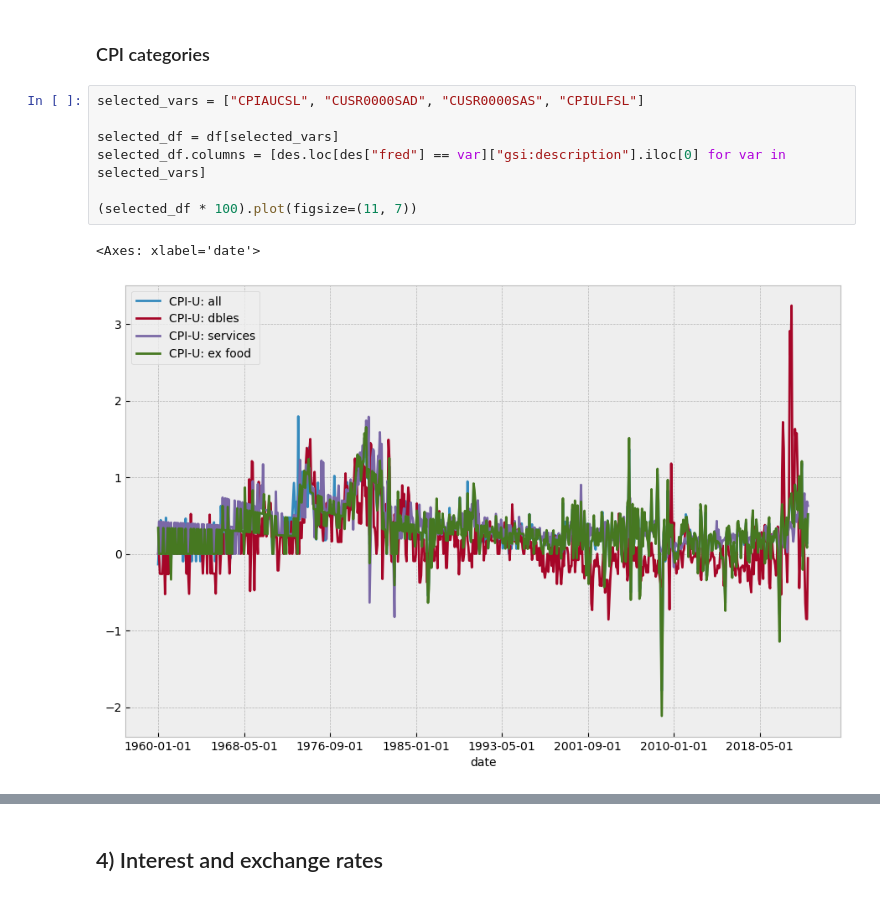
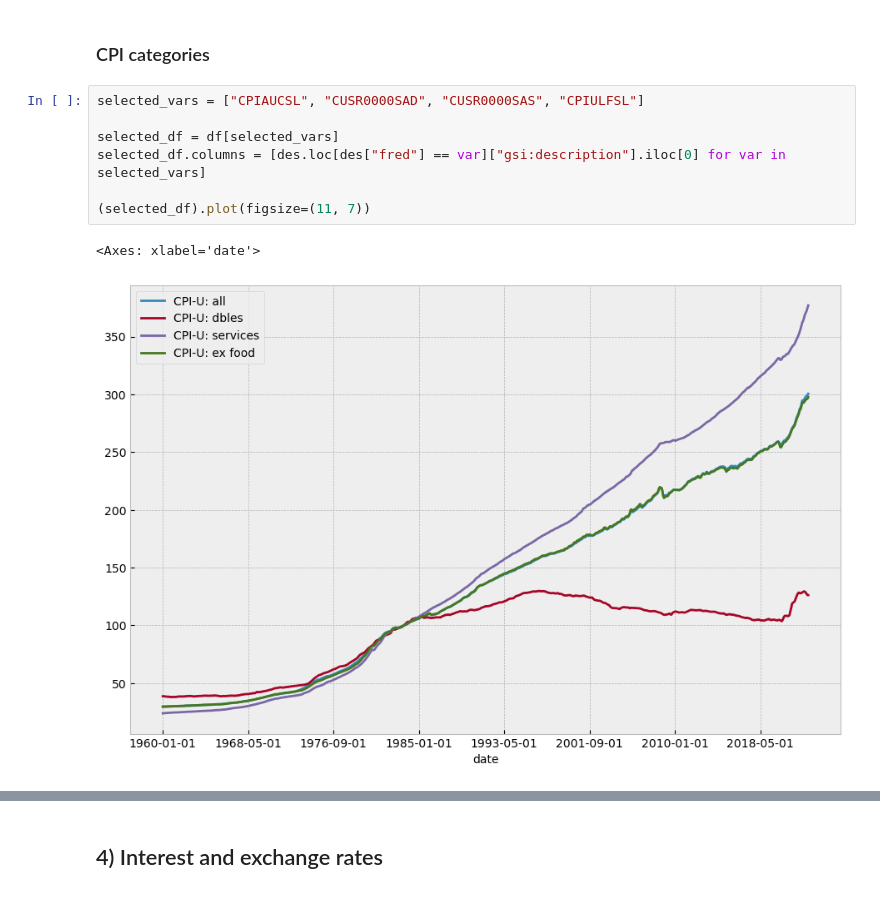
Before and after one commit to dcuoliveira/vae-ssm, a Jupyter notebook: src/check_time_series_inputs.ipynb, the cells around one changed output, grey strips where cells are left out. Drawn from its saved outputs; the diff is of its cells as text.

```diff
--- a/src/check_time_series_inputs.ipynb
+++ b/src/check_time_series_inputs.ipynb
@@ -99,10 +83,10 @@ des.loc[des["group"] == "Prices"]
 # %%
 selected_vars = ["CPIAUCSL", "CUSR0000SAD", "CUSR0000SAS", "CPIULFSL"]
 
 selected_df = df[selected_vars]
 selected_df.columns = [des.loc[des["fred"] == var]["gsi:description"].iloc[0] for var in selected_vars]
 
-(selected_df * 100).plot(figsize=(11, 7))
+(selected_df).plot(figsize=(11, 7))
 # %% [output]
 <Axes: xlabel='date'>
-[figure, old version]
+[figure, new version]
```
Also changed, not shown: parts of 10 cells of this notebook.
